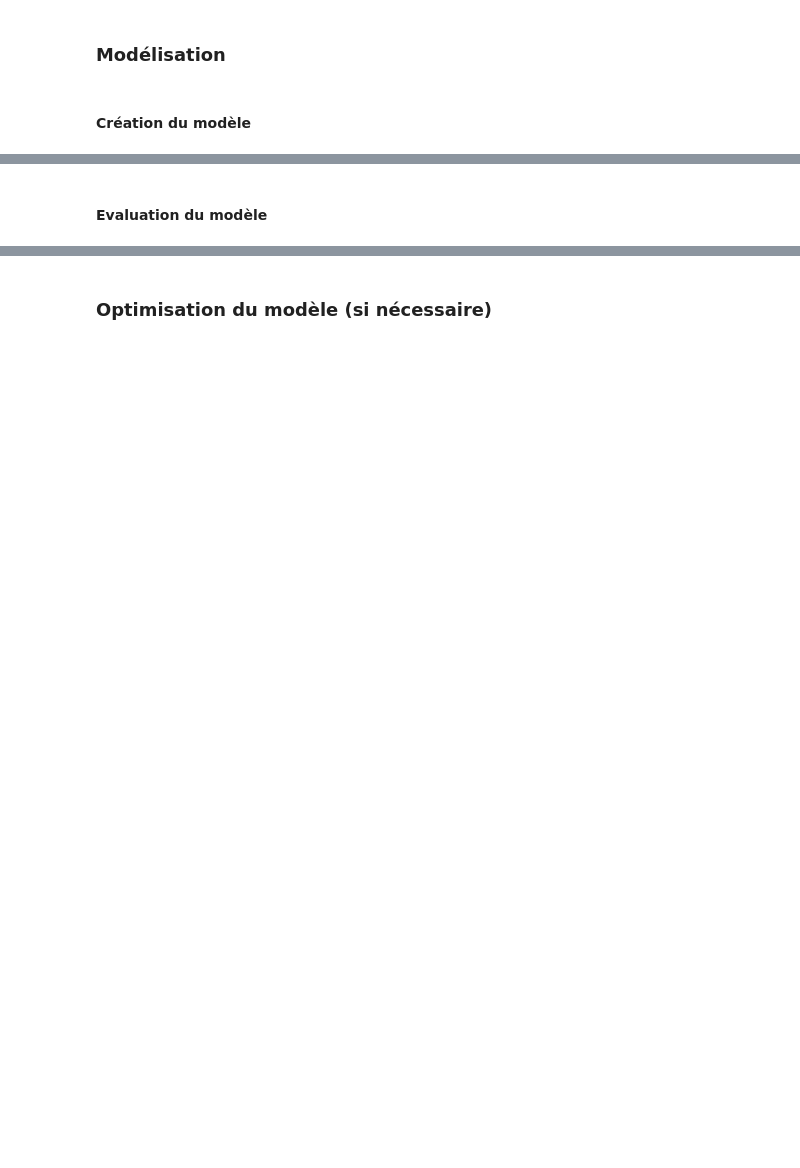
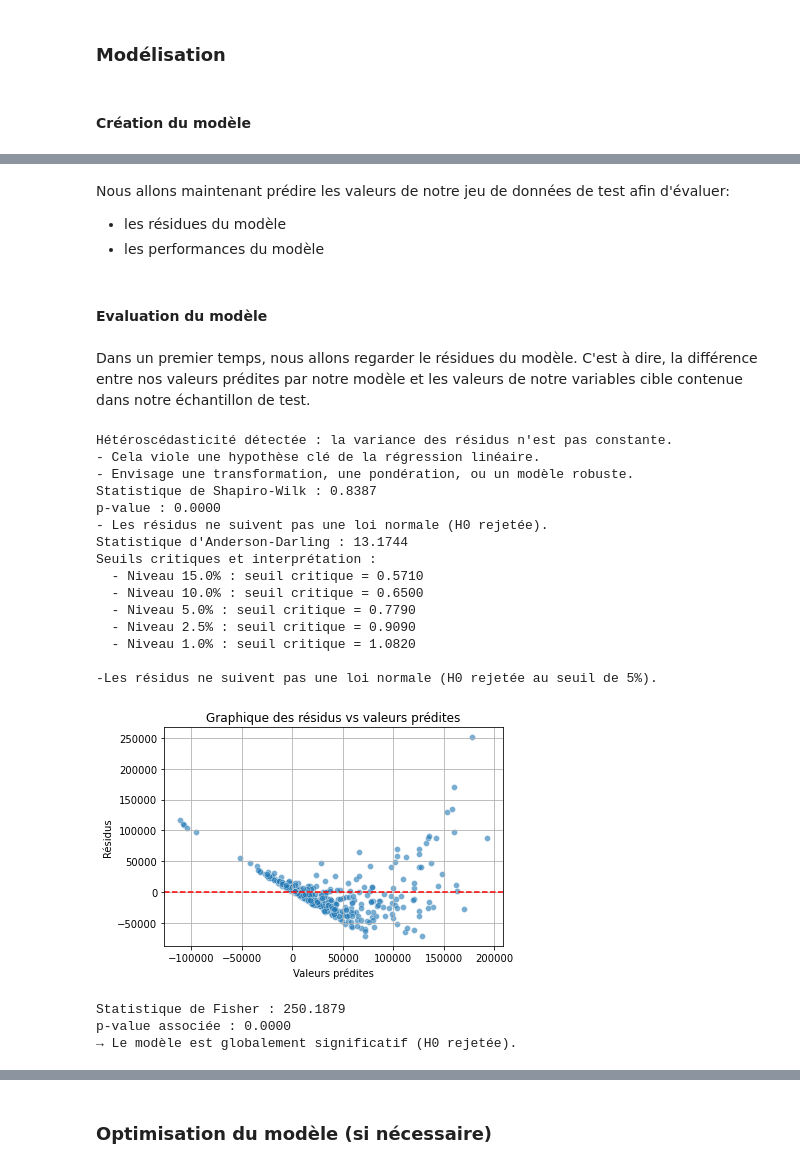
Before and after one commit to PauloMoq/Stats_M1, a Jupyter notebook: code/modelisation.ipynb, the cells around one changed output, grey strips where cells are left out. Saved outputs shown, nothing was run; the diff lists cells and outputs as text; code cells hidden in the pictures; blank space fills up the shorter version.

```diff
--- a/code/modelisation.ipynb
+++ b/code/modelisation.ipynb
@@ -865,0 +1079,8 @@ Les variables choisies sont telles :
+# %%
+# Encodage ordinal de toutes les variables qualitatives
+cat_cols = X.select_dtypes(include=['object', 'category']).columns
+le=LabelEncoder()
+for col in cat_cols:
+    X[col] = le.fit_transform(X[col])
+
+X.head()
@@ -869,0 +1164,2 @@ Les variables choisies sont telles :
+# %%
+beta_hat=calcul_beta(X_train,y_train)
@@ -870,2 +1182,15 @@ Les variables choisies sont telles :
+# %% [markdown]
+Nous allons maintenant prédire les valeurs de notre jeu de données de test afin d'évaluer:
+- les résidues du modèle
+- les performances du modèle
+# %%
+#On n'oublie pas d'ajouter la colonne correspondant au beta_0
+X_test = np.c_[np.ones(X_test.shape[0]), X_test]
+
+#Predictions
+y_pred = np.dot(X_test, beta_hat)
+
+#Residus
+residuals = y_test - y_pred
 # %% [markdown]
 #### Evaluation du modèle
@@ -871,0 +1312,25 @@ Les variables choisies sont telles :
+# %% [markdown]
+Dans un premier temps, nous allons regarder le résidues du modèle. C'est à dire, la différence entre nos valeurs prédites par notre modèle et les valeurs de notre variables cible contenue dans notre échantillon de test.
+# %%
+test_residu(residuals,X_test, y_pred)
+ajust_model(X_train,y_train)
+# %% [output]
+Hétéroscédasticité détectée : la variance des résidus n'est pas constante.
+- Cela viole une hypothèse clé de la régression linéaire.
+- Envisage une transformation, une pondération, ou un modèle robuste.
+Statistique de Shapiro-Wilk : 0.8387
+p-value : 0.0000
+- Les résidus ne suivent pas une loi normale (H0 rejetée).
+Statistique d'Anderson-Darling : 13.1744
+Seuils critiques et interprétation :
+  - Niveau 15.0% : seuil critique = 0.5710
+  - Niveau 10.0% : seuil critique = 0.6500
+  - Niveau 5.0% : seuil critique = 0.7790
+  - Niveau 2.5% : seuil critique = 0.9090
+  - Niveau 1.0% : seuil critique = 1.0820
+
+-Les résidus ne suivent pas une loi normale (H0 rejetée au seuil de 5%).
+[figure, added]
+Statistique de Fisher : 250.1879
+p-value associée : 0.0000
+→ Le modèle est globalement significatif (H0 rejetée).
```
Also changed, not shown: parts of 53 cells of this notebook.
